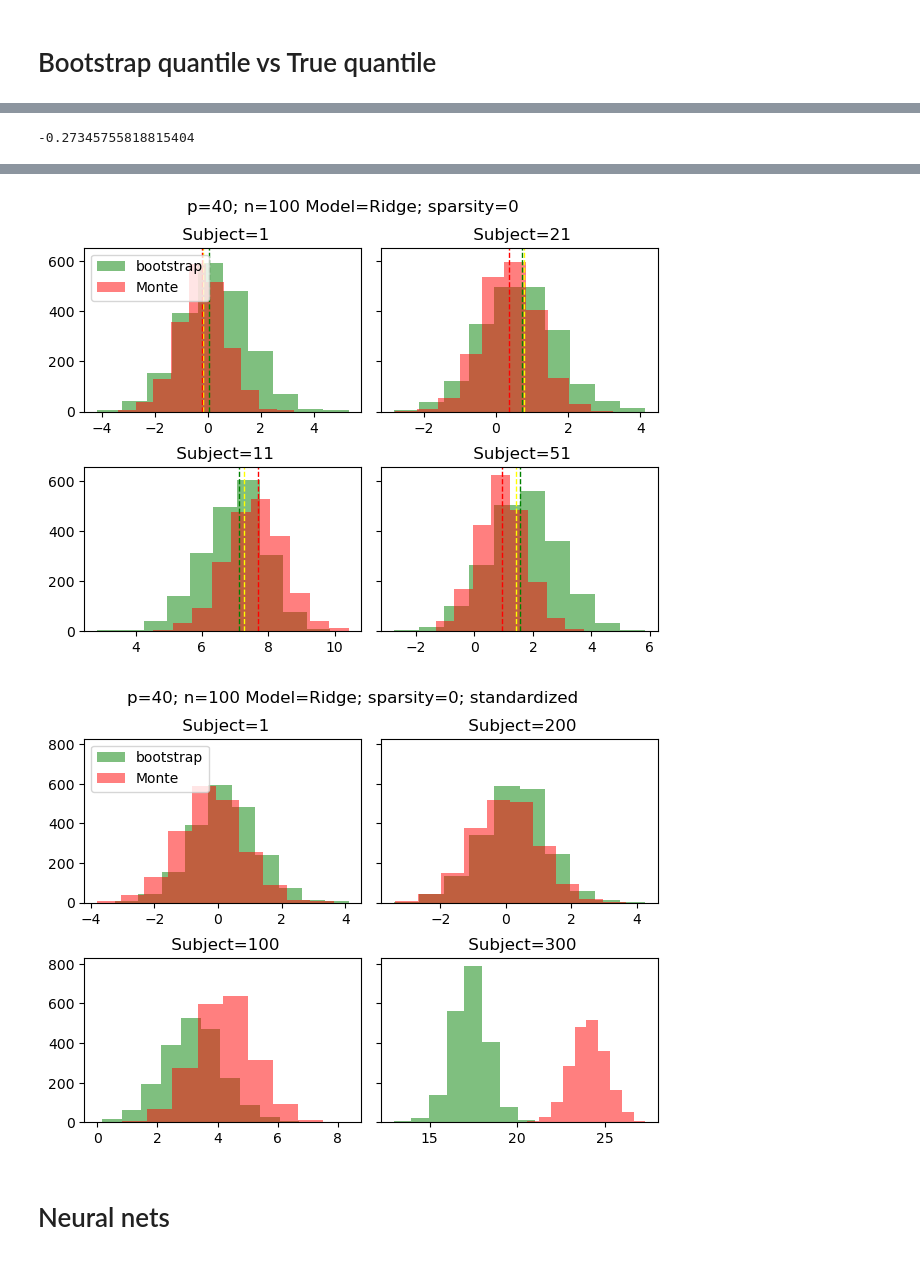
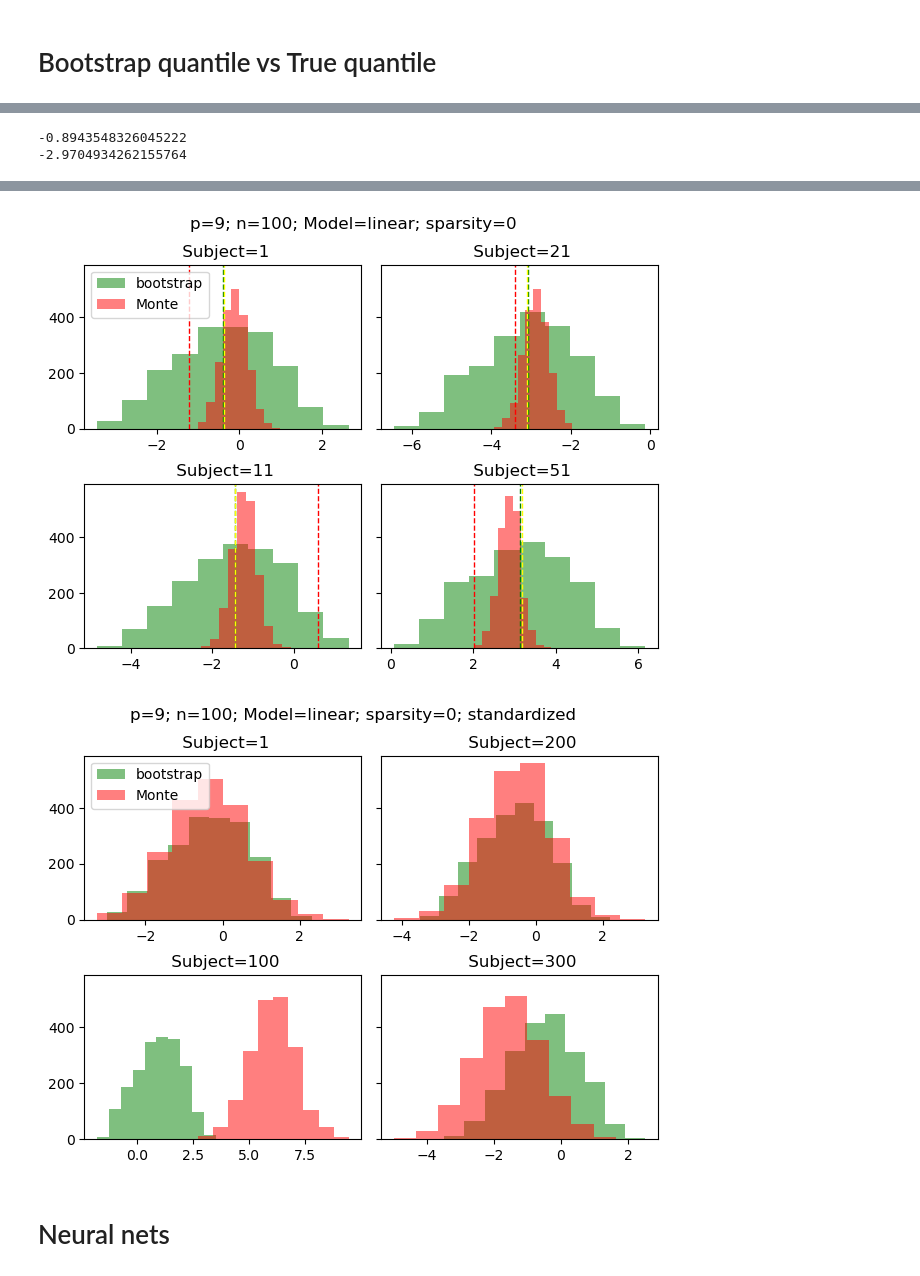
Before and after one commit to junting-ren/model_uncertainty_using_feature_confidence_set, a Jupyter notebook: notebooks/sim_linear_reg.ipynb, the cells around one changed output, grey strips where cells are left out. Cells and saved outputs as stored; diff of their text form; code cells hidden in the pictures.

Commit message:
Update sim_linear_reg.ipynb
Adapted the code for confidence set of the actual outcome

```diff
--- a/notebooks/sim_linear_reg.ipynb
+++ b/notebooks/sim_linear_reg.ipynb
@@ -106,11 +102,11 @@ from sklearn.linear_model import RidgeCV
 import confidence_set_func
 # bootstrap
 N_test = 500
-p = 40
+p = 9
 beta =None
 error_sd = 1
 X_test = None
-n_boot = 2000
+n_boot = 500
 smoothed = False
 residual_boot = False
 sparsity = 0
@@ -121,36 +117,47 @@ if beta is None:
     if sparsity > 0:
         index_zero = rng.choice(range(p), size= int(p*sparsity))
         beta[index_zero] = 0
-y,X, X_test, mean_test_true = generate_linear_data(N = 100, N_test = N_test, p = p,beta = beta, error_sd = error_sd, X_test = X_test)
+y,X, X_test, y_test,mean_test_true = generate_linear_data(N = 100, N_test = N_test, p = p,beta = beta, error_sd = error_sd, X_test = X_test)
 penal_sizes = [1,0.5,1e-1, 1e-2, 1e-3, 1e-4]
 # %%
-N = 100
-ridge_penal = True
-CV_boot = True
+N = 400
+ridge_penal = None
+CV_boot = False
 second_stage = False
 n_sample_mean = 100
 boot_sample_ratio = 1
+second_stage = False
+center_G = True
+center_pred = False
+pred_on_y = False
 # %%
-y,X, _, _ = generate_linear_data(N = N, N_test = N_test, p = p,beta = beta, error_sd = error_sd, X_test = X_test)
+y,X, _,_, _ = generate_linear_data(N = N, N_test = N_test, p = p,beta = beta, error_sd = error_sd, X_test = X_test)
 if ridge_penal is not None:
     mean, se, mean_boot_l, mean_train = bootstrap_func.fit_bootstrap_ridge(y = y,
                                           X = X, X_test = X_test, n_boot = n_boot,  penal_sizes = penal_sizes,
                                                                residual_boot = residual_boot, CV_boot = CV_boot, boot_sample_ratio = boot_sample_ratio)
 else:# linear model without penality
     mean, se, mean_boot_l,mean_train = bootstrap_func.fit_bootstrap( y = y,
-                                          X = X, X_test = X_test, n_boot = n_boot,residual_boot =  residual_boot, boot_sample_ratio = boot_sample_ratio)
+                                          X = X, X_test = X_test, n_boot = n_boot,residual_boot =  residual_boot,
+                                                                    boot_sample_ratio = boot_sample_ratio, pred_on_y = pred_on_y)
 if second_stage:
     #mean = np.mean(mean_boot_l, axis = 0)
     mean_boot_l, se = confidence_set_func.second_stage_boot(mean_boot_l, n_sample = n_sample_mean)
 mean_bias_cor1 = 2*mean - np.mean(mean_boot_l, axis = 0)
 mean_bias_cor2 = mean - np.mean(mean_train - y)
+if pred_on_y:
+    mean_test_in = y_test
+else:
+    mean_test_in = mean_test_true
+G, mean, se, mean_boot_l =confidence_set_func.process_boot_samples(mean_boot_l, mean, se, mean_test_in,
+                                      False, second_stage, center_G, center_pred, return_mean_boot_l = True)
 # MCMC
 mean_MC_l = []
 if second_stage:
     for i in range(n_boot):
         mean_MC_l_2 = []
         for j in range(n_sample_mean):
-            y_new,X_new, X_test_trash, mean_test_true_trash = generate_linear_data(N = N, N_test = N_test, p = p,beta = beta, error_sd = error_sd, X_test = X_test)
+            y_new,X_new, X_test_trash,_, mean_test_true_trash = generate_linear_data(N = N, N_test = N_test, p = p,beta = beta, error_sd = error_sd, X_test = X_test)
             if ridge_penal is not None:
                 if CV_boot:
                     clf = RidgeCV(alphas = penal_sizes, store_cv_values = True).fit(X_new, y_new)
@@ -162,7 +169,7 @@ if second_stage:
         mean_MC_l.append(np.mean(mean_MC_l_2, axis = 0))
 else:
     for i in range(n_boot):
-        y_new,X_new, X_test_trash, mean_test_true_trash = generate_linear_data(N = N, N_test = N_test, p = p,beta = beta, error_sd = error_sd, X_test = X_test)
+        y_new,X_new, X_test_trash,_, mean_test_true_trash = generate_linear_data(N = N, N_test = N_test, p = p,beta = beta, error_sd = error_sd, X_test = X_test)
         if ridge_penal is not None:
             if CV_boot:
                 clf = RidgeCV(alphas = penal_sizes, store_cv_values = True).fit(X_new, y_new)
@@ -173,6 +180,8 @@ else:
             mean_MC_l.append(linear_fit_predict(y_new, X_new, X_test) )
 mean_MC_l = np.array(mean_MC_l)
 se_MC = np.std(mean_MC_l, axis = 0)
+G, mean_MC, se_MC,mean_MC_l =confidence_set_func.process_boot_samples(mean_MC_l, mean, se_MC, mean_test_true,
+                                      True, second_stage, center_G, center_pred, return_mean_boot_l = True)
 if smoothed:
     mean_MC = np.mean(mean_MC_l, axis = 0)
 else:
@@ -203,7 +236,8 @@ True
 print(np.mean(se_MC-se))
 print(np.mean(a_true*se_MC-a*se))
 # %% [output]
--0.27345755818815404
+-0.8943548326045222
+-2.9704934262155764
 # %%
 fig, axs = plt.subplots(2, 2, sharex = False, sharey = True)
 j = 0
@@ -221,7 +255,7 @@ for i in (1,11,21,51):
     axs[q1,q2].axvline(mean[i], color='green', linestyle='dashed', linewidth=1)
     axs[q1,q2].axvline(mean_bias_cor1[i], color='yellow', linestyle='dashed', linewidth=1)
     #axs[q1,q2].axvline(mean_bias_cor1[i], color='yellow', linestyle='dashed', linewidth=1)
-    axs[q1,q2].axvline(mean_test_true[i], color='red', linestyle='dashed', linewidth=1)
+    axs[q1,q2].axvline(mean_test_in[i], color='red', linestyle='dashed', linewidth=1)
     axs[q1,q2].set_title(' Subject='+str(i))
     if j==0:
         axs[q1,q2].legend(loc="upper left")
@@ -310,5 +344,5 @@ fig.show()
-[figure, old version]
+[figure, new version]
-[figure, old version]
+[figure, new version]
 # %% [markdown]
 # Neural nets
 # %%
```
Also changed, not shown: parts of 18 cells of this notebook.
